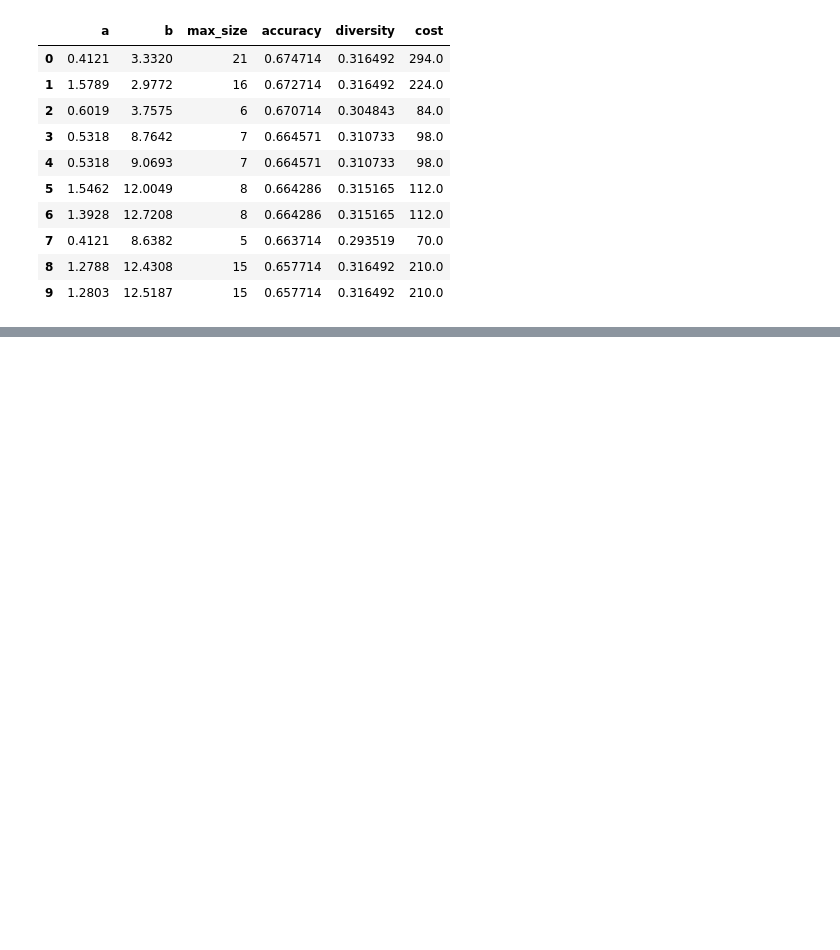
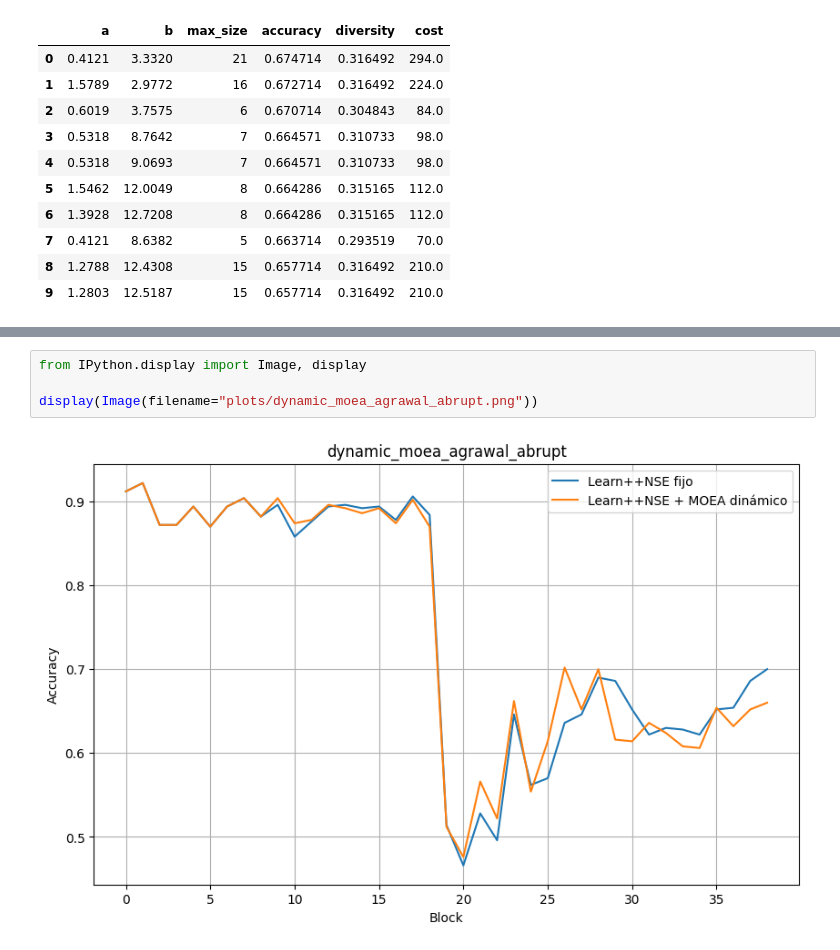
Before and after one commit to edubzq/Concept_drift, a Jupyter notebook: Notebook_pasivos.ipynb, the cells around one changed output, grey strips where cells are left out. Saved outputs shown, nothing was run; the diff lists cells and outputs as text; blank space fills up the shorter version.

Commit message:
Cambios objetivos moea y mejor estructura

```diff
--- a/Notebook_pasivos.ipynb
+++ b/Notebook_pasivos.ipynb
@@ -144,0 +188,6 @@ df_pareto
+# %%
+from IPython.display import Image, display
+
+display(Image(filename="plots/dynamic_moea_agrawal_abrupt.png"))
+# %% [output]
+[figure, added]
```
Also changed, not shown: parts of 6 cells of this notebook, 23 other files.
